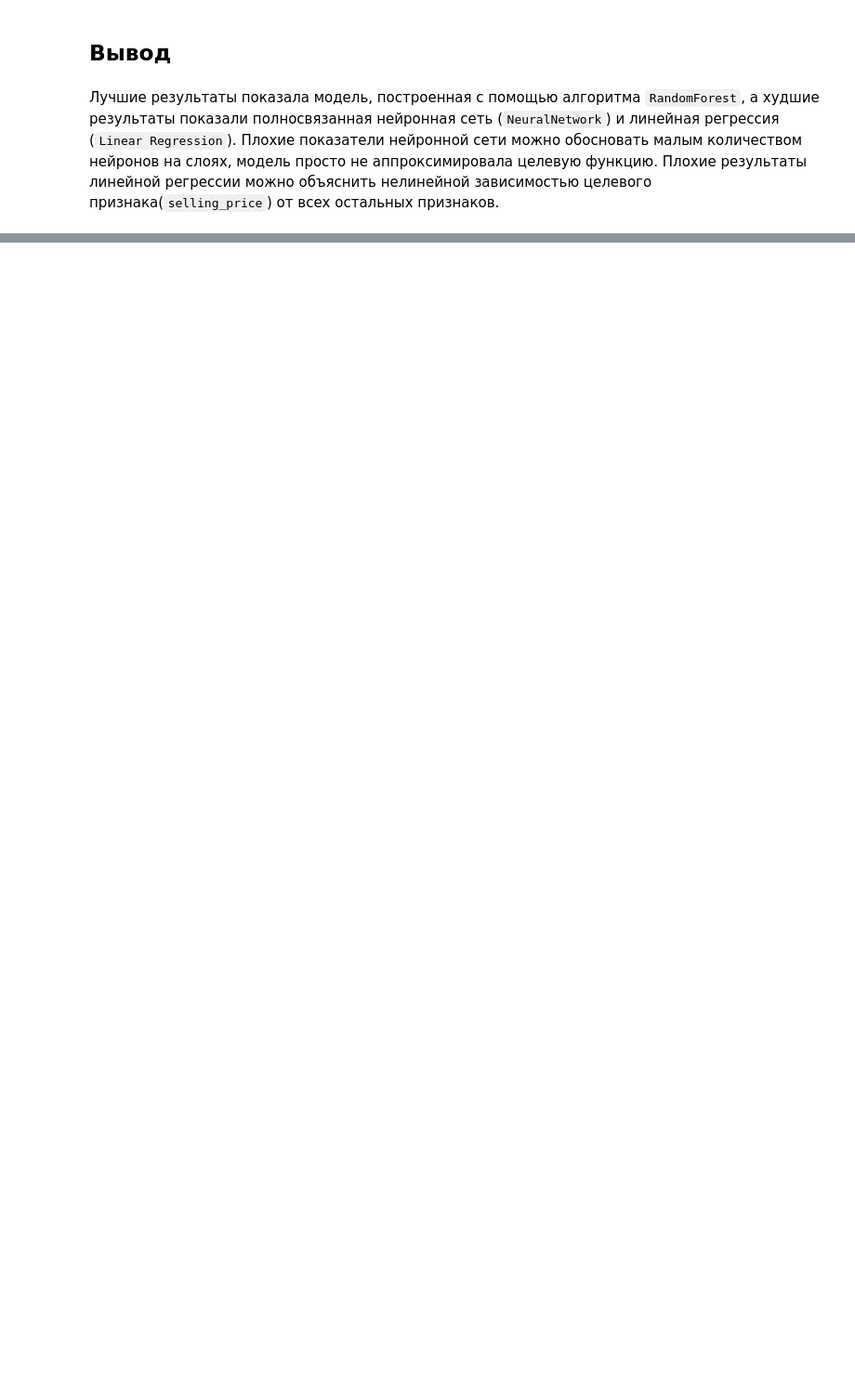
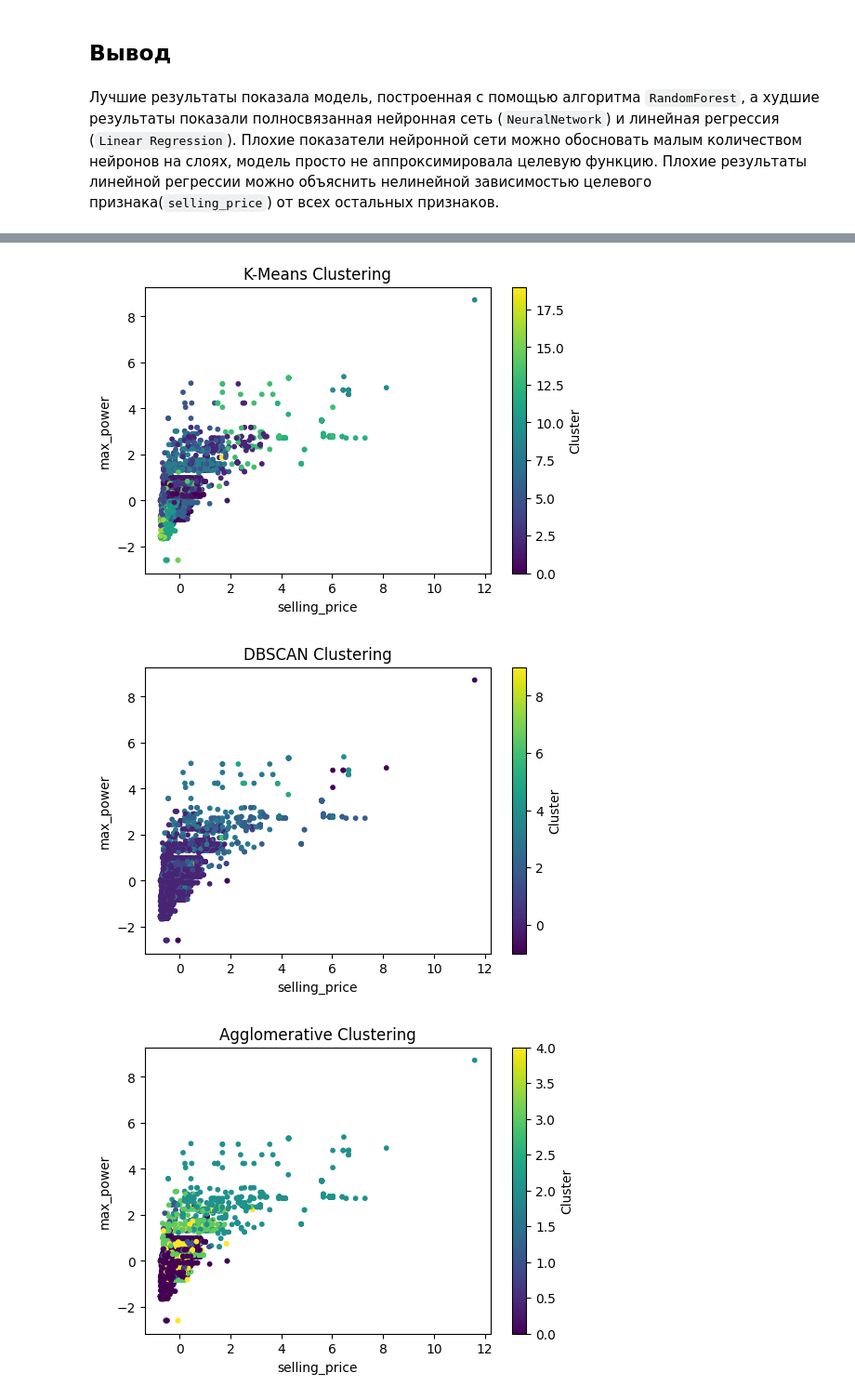
Before and after one commit to ismukhin/ml-course, a Jupyter notebook: regression_car_price.ipynb, the cells around one changed output, grey strips where cells are left out. Shown at 93% size. Saved outputs shown, nothing was run; the diff lists cells and outputs as text; code cells hidden in the pictures; blank space fills up the shorter version.

```diff
--- a/regression_car_price.ipynb
+++ b/regression_car_price.ipynb
@@ -424,0 +557,32 @@ Gradient Boosting                0.980489  0.960524
+# %%
+correlations = data.corr()["selling_price"].sort_values(ascending=False)
+selected_features = correlations[correlations.abs() > 0.3].index
+data_selected = data[selected_features]
+
+scaler = StandardScaler()
+data_normalized = scaler.fit_transform(data_selected)
+
+no_low_corr_results = {}
+
+for name, model in algorithms.items():
+    labels = model.fit_predict(data_normalized)
+    silhouette = silhouette_score(data_normalized, labels) if len(np.unique(labels)) > 1 else np.nan
+    ari = adjusted_rand_score(data["selling_price"], labels)
+    no_low_corr_results[name] = {"Silhouette Score": silhouette, "Adjusted Rand Index": ari}
+
+    plt.figure(figsize=(6, 4))
+    plt.scatter(data_normalized[:, 0], data_normalized[:, 1], c=labels, cmap="viridis", s=10)
+    plt.title(f"{name} Clustering")
+    plt.colorbar(label="Cluster")
+    plt.xlabel(selected_features[0])
+    plt.ylabel(selected_features[1])
+    plt.show()
+
+for method, scores in no_low_corr_results.items():
+    print(f"{method}:")
+    for metric, value in scores.items():
+        print(f"  {metric}: {value:.2f}")
+# %% [output]
+[figure, added]
+[figure, added]
+[figure, added]
```
Also changed, not shown: parts of 13 cells of this notebook.
